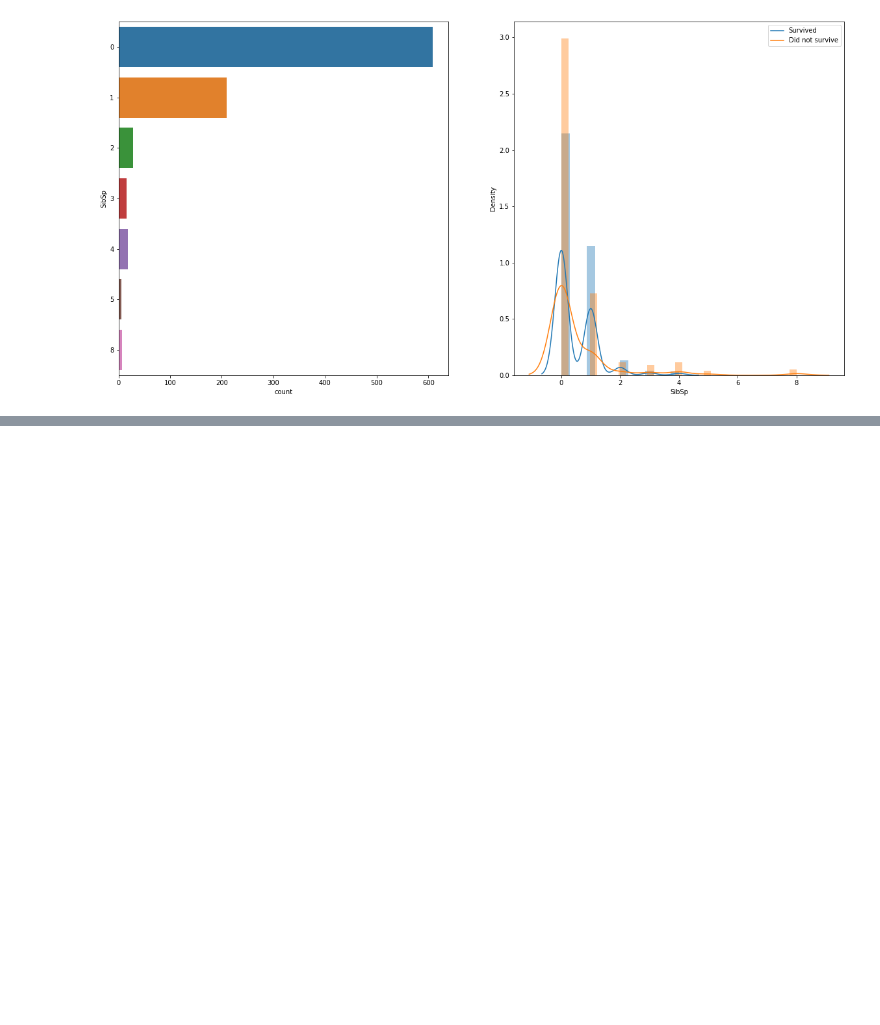
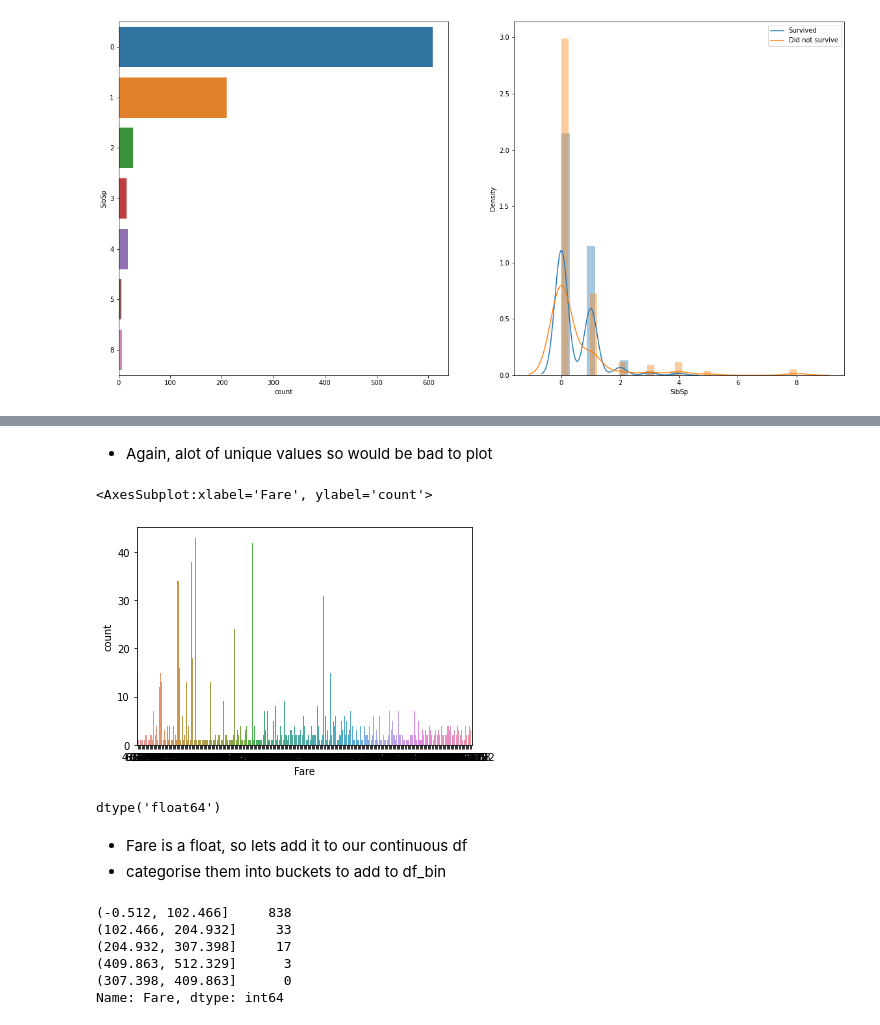
Before and after one commit to Raihan9797/kaggle-titanic, a Jupyter notebook: titanic.ipynb, the cells around one changed output, grey strips where cells are left out. Drawn from its saved outputs; the diff is of its cells as text; code cells hidden in the pictures; blank space fills up the shorter version.

```diff
--- a/titanic.ipynb
+++ b/titanic.ipynb
@@ -477,0 +667,14 @@ plot_count_dist(train,
+# %% [markdown]
+- Again, alot of unique values so would be bad to plot
+# %%
+sns.countplot(data = train, x = 'Fare')
+# %% [output]
+<AxesSubplot:xlabel='Fare', ylabel='count'>
+[figure, added]
+# %%
+train.Fare.dtype
+# %% [output]
+dtype('float64')
+# %% [markdown]
+- Fare is a float, so lets add it to our continuous df
+- categorise them into buckets to add to df_bin
@@ -477,0 +684,9 @@ plot_count_dist(train,
+# %%
+df_bin.Fare.value_counts()
+# %% [output]
+(-0.512, 102.466]     838
+(102.466, 204.932]     33
+(204.932, 307.398]     17
+(409.863, 512.329]      3
+(307.398, 409.863]      0
+Name: Fare, dtype: int64
```
Also changed, not shown: parts of 39 cells of this notebook.
